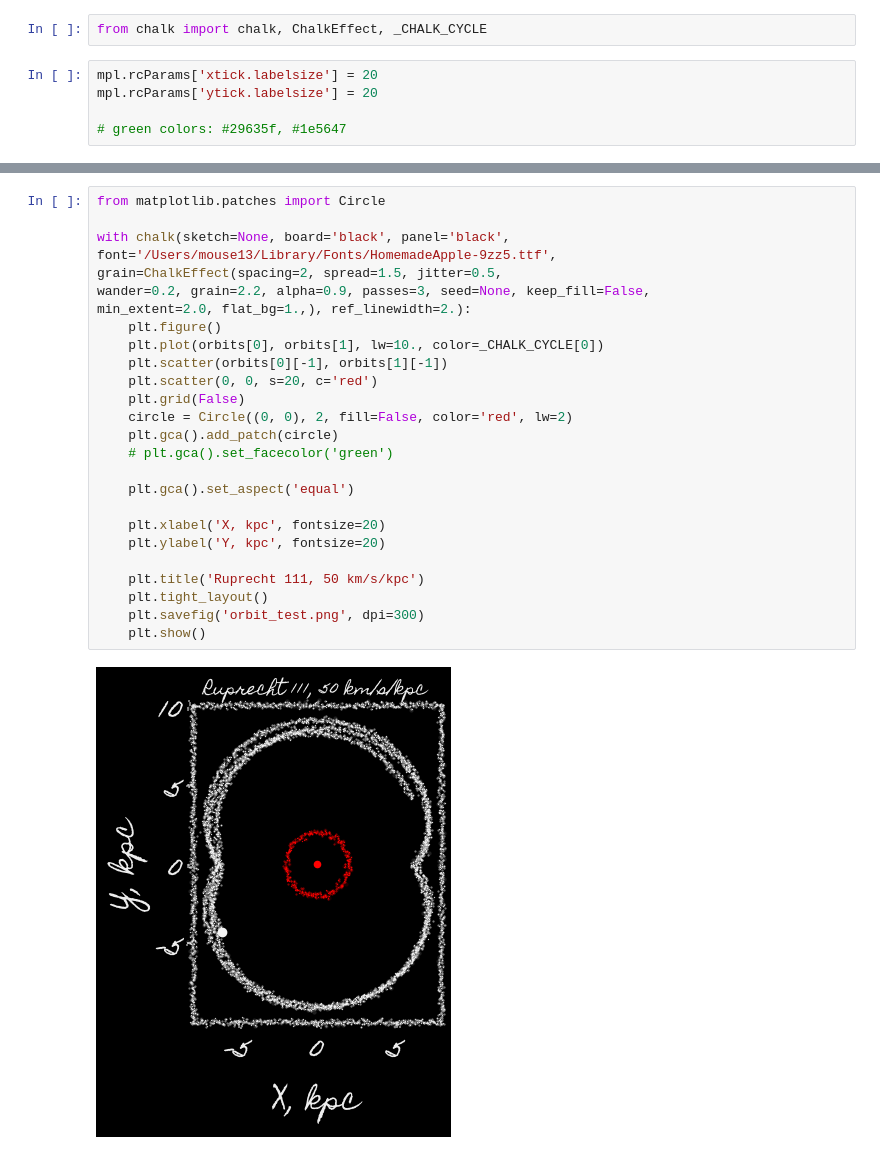
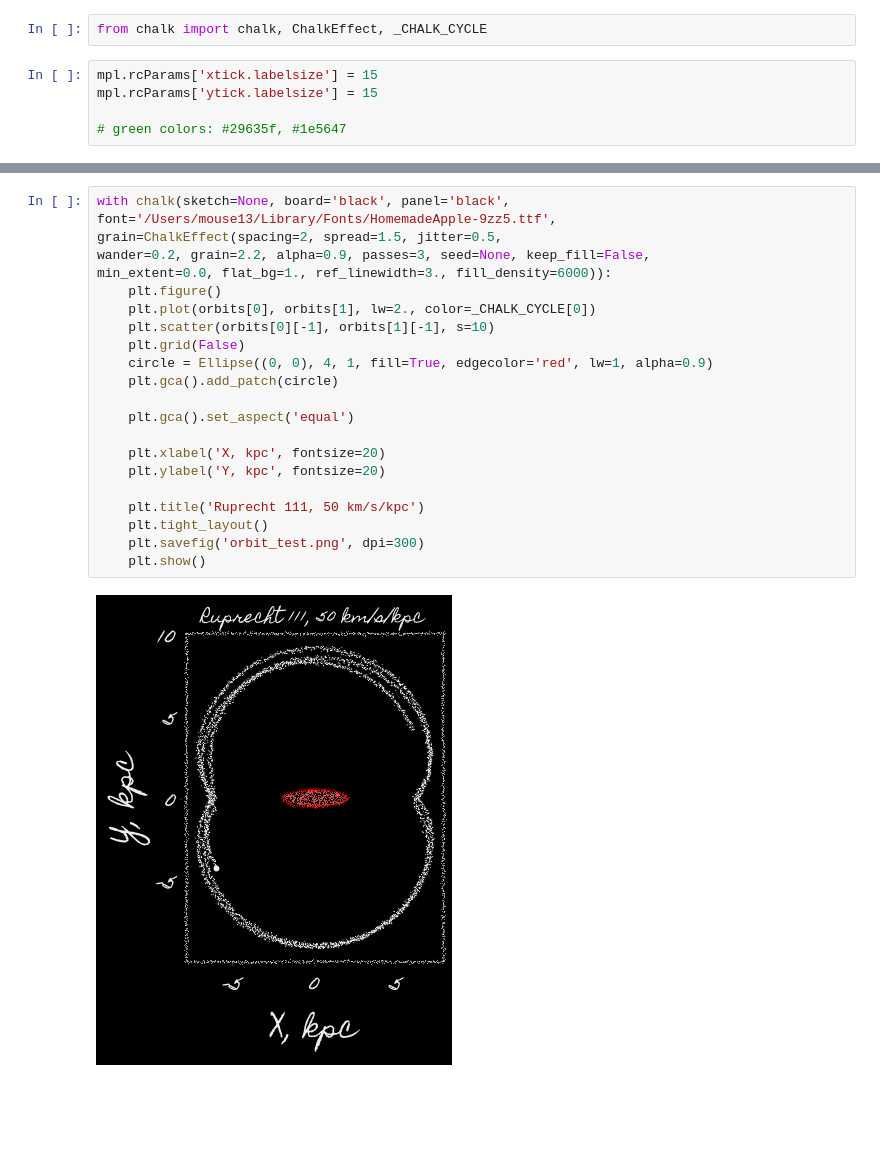
Before and after one commit to astrofyz/chalk_effect, a Jupyter notebook: test.ipynb, the cells around one changed output, grey strips where cells are left out. Drawn from its saved outputs; the diff is of its cells as text; blank space fills up the shorter version.

```diff
--- a/test.ipynb
+++ b/test.ipynb
@@ -16,8 +11,8 @@ plt.show()
 # %%
 from chalk import chalk, ChalkEffect, _CHALK_CYCLE
 # %%
-mpl.rcParams['xtick.labelsize'] = 20
-mpl.rcParams['ytick.labelsize'] = 20
+mpl.rcParams['xtick.labelsize'] = 15
+mpl.rcParams['ytick.labelsize'] = 15
 
 # green colors: #29635f, #1e5647
 # %%
@@ -76,29 +57,25 @@ min_extent=2.0, flat_bg=1.,), ref_linewidth=2.):
 # %%
-from matplotlib.patches import Circle
-
 with chalk(sketch=None, board='black', panel='black',
 font='/Users/mouse13/Library/Fonts/HomemadeApple-9zz5.ttf',
 grain=ChalkEffect(spacing=2, spread=1.5, jitter=0.5,
 wander=0.2, grain=2.2, alpha=0.9, passes=3, seed=None, keep_fill=False,
-min_extent=2.0, flat_bg=1.,), ref_linewidth=2.):
+min_extent=0.0, flat_bg=1., ref_linewidth=3., fill_density=6000)):
     plt.figure()
-    plt.plot(orbits[0], orbits[1], lw=10., color=_CHALK_CYCLE[0])
-    plt.scatter(orbits[0][-1], orbits[1][-1])
-    plt.scatter(0, 0, s=20, c='red')
+    plt.plot(orbits[0], orbits[1], lw=2., color=_CHALK_CYCLE[0])
+    plt.scatter(orbits[0][-1], orbits[1][-1], s=10)
     plt.grid(False)
-    circle = Circle((0, 0), 2, fill=False, color='red', lw=2)
+    circle = Ellipse((0, 0), 4, 1, fill=True, edgecolor='red', lw=1, alpha=0.9)
     plt.gca().add_patch(circle)
-    # plt.gca().set_facecolor('green')
 
     plt.gca().set_aspect('equal')
 
     plt.xlabel('X, kpc', fontsize=20)
     plt.ylabel('Y, kpc', fontsize=20)
 
     plt.title('Ruprecht 111, 50 km/s/kpc')
     plt.tight_layout()
     plt.savefig('orbit_test.png', dpi=300)
     plt.show()
 # %% [output]
-[figure, old version]
+[figure, new version]
 # %%
```
Also changed, not shown: parts of 14 cells of this notebook, 10 other files.
